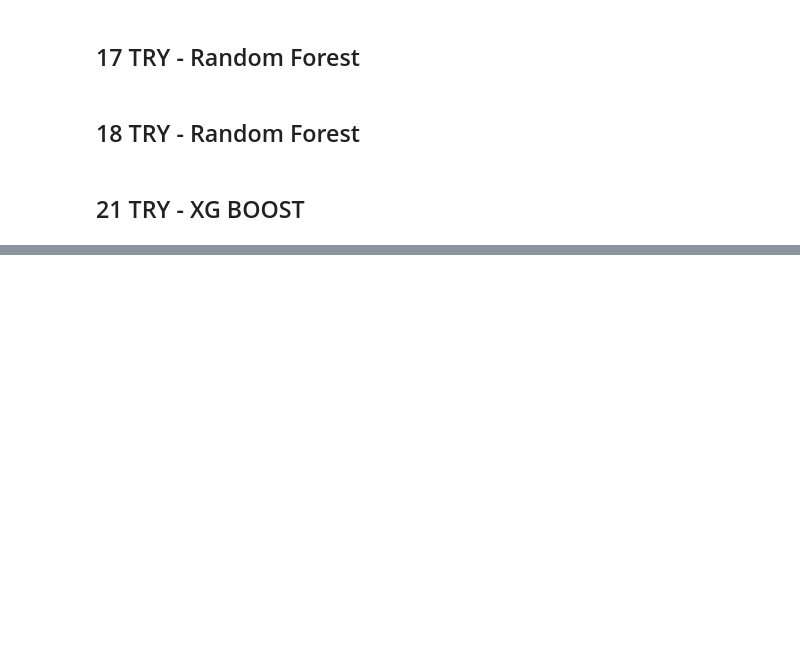
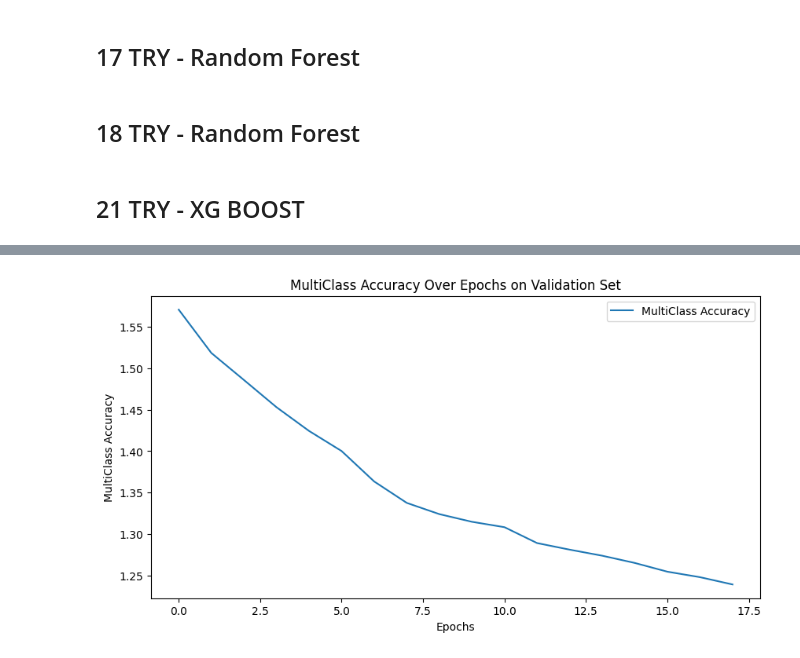
Before and after one commit to nachoreyesv/DATA_PROJECT_3, a Jupyter notebook: Ejecutable/Miguel/miguel_main.ipynb, the cells around one changed output, grey strips where cells are left out. Drawn from its saved outputs; the diff is of its cells as text; code cells hidden in the pictures; blank space fills up the shorter version.

```diff
--- a/Ejecutable/Miguel/miguel_main.ipynb
+++ b/Ejecutable/Miguel/miguel_main.ipynb
@@ -341,0 +1276,2 @@ print("Precisión del modelo XGBoost:", accuracy)
+# %%
+df4 = df4.drop(columns=['ca', 'thal'])
@@ -341,0 +1487,6 @@ print("Precisión del modelo XGBoost:", accuracy)
+# %%
+# Aplicar codificación de conteo
+for var in ["chol", "trestbps", "cp", "oldpeak"]:
+    df4[var + '_count'] = df4[var].map(df4[var].value_counts())
+
+df4.head()
@@ -341,0 +1516,3 @@ print("Precisión del modelo XGBoost:", accuracy)
+# %%
+train_end4 = df4[0:732]
+test_end4 = df4[(916-184):]
@@ -341,0 +1569,8 @@ print("Precisión del modelo XGBoost:", accuracy)
+# %%
+from sklearn.model_selection import train_test_split
+
+X4 = train_end4.drop('label', axis=1)  # Todas las columnas excepto la columna objetivo
+Y4 = train_end4['label']
+
+# Dividimos el conjunto de entrenamiento en nuevo entrenamiento y validación (85% entrenamiento, 15% validación del conjunto de entrenamiento original)
+X4_train, X4_val, Y4_train, Y4_val = train_test_split(X4, Y4, test_size=0.125, random_state=42)
@@ -341,0 +1632,36 @@ print("Precisión del modelo XGBoost:", accuracy)
+# %%
+from catboost import CatBoostClassifier
+import matplotlib.pyplot as plt
+
+
+# Definir los mejores hiperparámetros obtenidos de la búsqueda en cuadrícula
+best_hyperparams = {'depth': 8, 'iterations': 18, 'l2_leaf_reg': 5, 'learning_rate': 0.09}
+
+# Inicializar el modelo CatBoost con los mejores hiperparámetros
+best_cb_model = CatBoostClassifier(**best_hyperparams,verbose=False)
+
+# Entrenar el modelo con los datos de entrenamiento
+best_cb_model.fit(X4_train, Y4_train, verbose=False)
+
+# Entrenar el modelo con los datos de entrenamiento y evaluar en el conjunto de validación
+# Asegúrate de habilitar el registro de la métrica de evaluación
+best_cb_model.fit(X4_train, Y4_train, eval_set=(X4_val, Y4_val), verbose=False, plot=False)
+
+# CatBoost permite acceder al registro de métricas de evaluación a través del objeto del modelo
+# Acceder a las métricas de evaluación
+eval_metrics = best_cb_model.get_evals_result()
+
+# Ajustar el nombre de la clave para acceder a la métrica 'MultiClass' en el conjunto de validación
+epochs = range(len(eval_metrics['validation']['MultiClass']))
+accuracy = eval_metrics['validation']['MultiClass']
+
+# Crear un gráfico de la métrica a lo largo de las iteraciones de entrenamiento
+plt.figure(figsize=(10, 5))
+plt.plot(epochs, accuracy, label='MultiClass Accuracy')
+plt.xlabel('Epochs')
+plt.ylabel('MultiClass Accuracy')
+plt.title('MultiClass Accuracy Over Epochs on Validation Set')
+plt.legend()
+plt.show()
+# %% [output]
+[figure, added]
```
Also changed, not shown: parts of 125 cells of this notebook, 18 other files.
